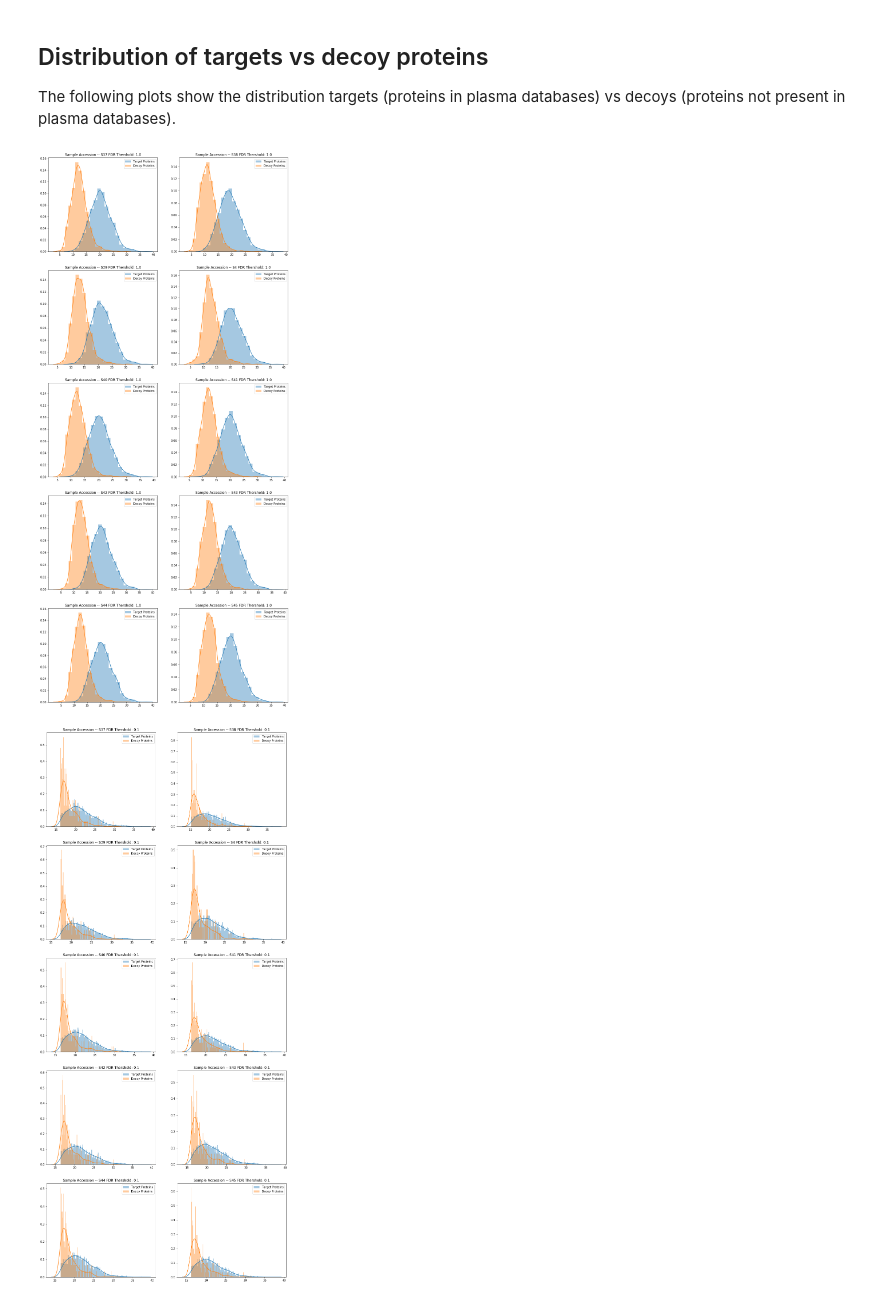
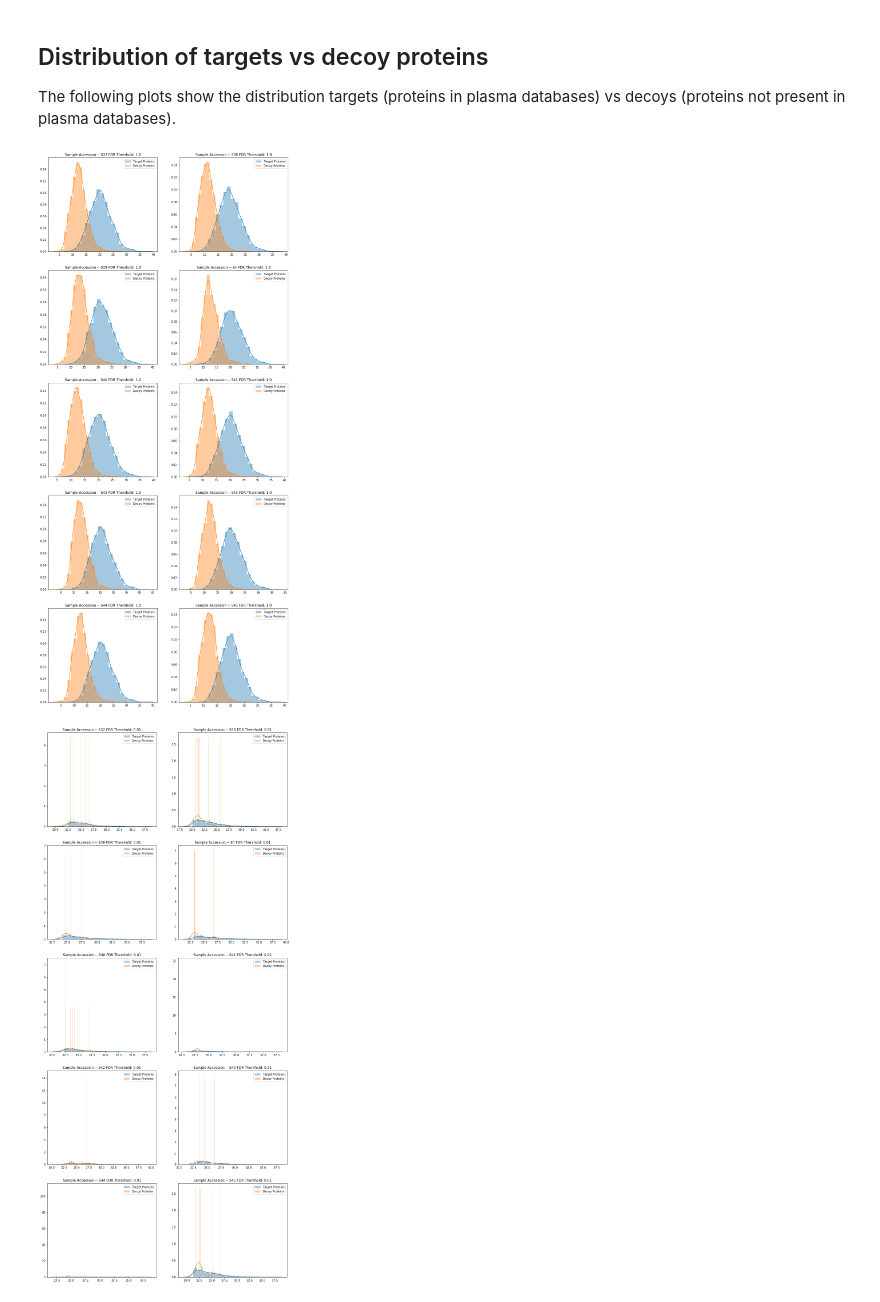
Before and after one commit to ypriverol/ms1, a Jupyter notebook: analyze-ms1-data.ipynb, the cells around one changed output. Cells and saved outputs as stored; diff of their text form; code cells hidden in the pictures.

```diff
--- a/analyze-ms1-data.ipynb
+++ b/analyze-ms1-data.ipynb
@@ -98,6 +98,8 @@ def is_decoy(row):
     decoy = 0
     if np.isnan(row['Pvalue']) and np.isnan(row['PPvalue']):
         decoy = 1
+    if row['Found[' + sample + ']'] == 'High':
+        decoy = 0
     return decoy
 
 samples = []
@@ -189,8 +191,8 @@ def plot_targets_vs_decoy(fdr_thershold: float = 1.0, bins = 20):
 # %%
 plot_targets_vs_decoy(fdr_thershold = 1.0)
 # %% [output]
-[figure, old version]
+[figure, new version]
 # %%
-plot_targets_vs_decoy(fdr_thershold = 0.1, bins = 100)
+plot_targets_vs_decoy(fdr_thershold = 0.01, bins = 100)
 # %% [output]
-[figure, old version]
+[figure, new version]
```
Also changed, not shown: 1 other file.
